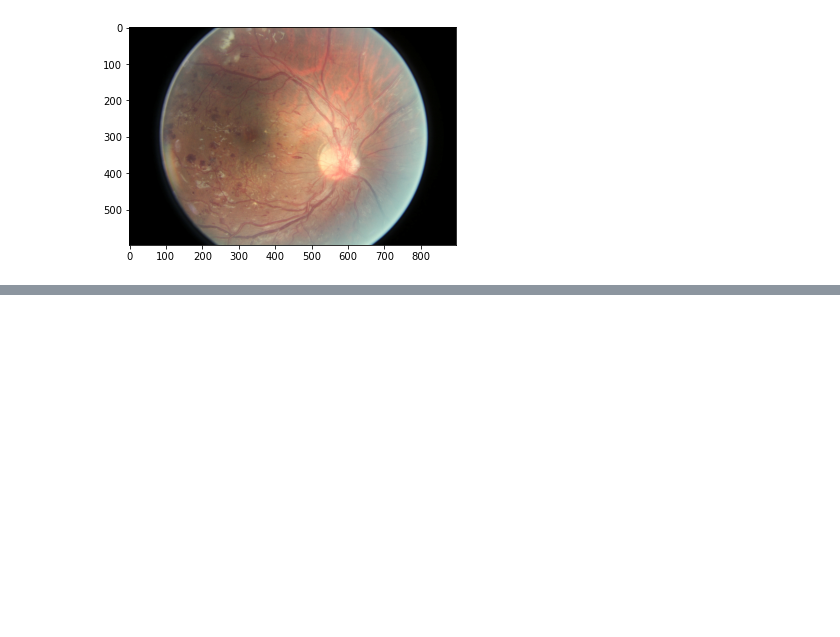
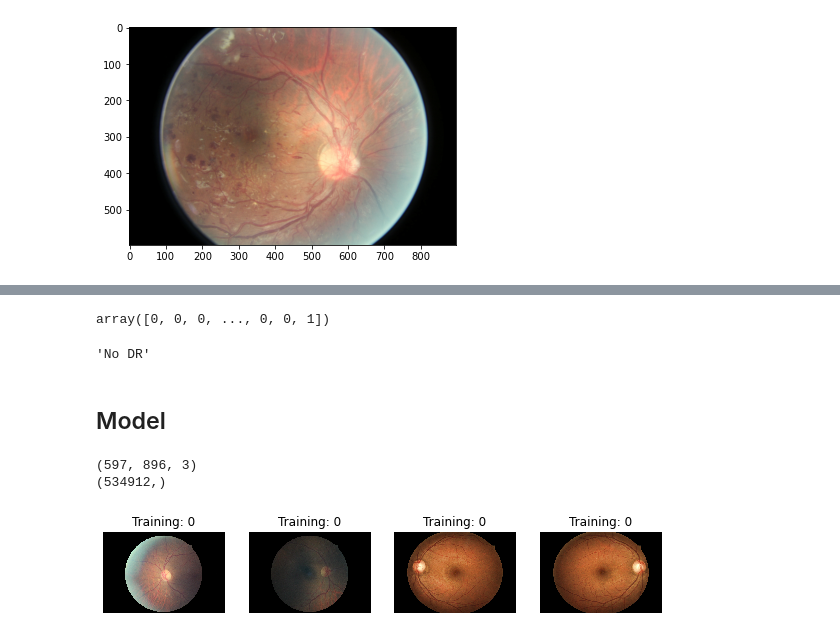
Before and after one commit to RipOrbofWinter/EyeDiseaseDetection, a Jupyter notebook: ResearchNotebook.ipynb, the cells around one changed output, grey strips where cells are left out. Cells and saved outputs as stored; diff of their text form; code cells hidden in the pictures; blank space fills up the shorter version.

Commit message:
Updated model to work(?) with sckitlearn

```diff
--- a/ResearchNotebook.ipynb
+++ b/ResearchNotebook.ipynb
@@ -258,0 +219,51 @@ plt.imshow(shapedTest_collections[6], cmap=plt.cm.binary)
+# %%
+labels_reset = labels.set_index('image')
+# labels_reset[['level']]
+
+label_list =(labels_reset[['level']].values.flatten().tolist())
+# %%
+label_list = np.asarray(label_list)
+label_list
+# %% [output]
+array([0, 0, 0, ..., 0, 0, 1])
+# %%
+label_names = ["No DR", "Mild", "Moderate", "Severe", "Proliferative DR"]
+label_names[label_list[1]]
+# %% [output]
+'No DR'
+# %% [markdown]
+## Model
+# %%
+def transformImage(f, img_num=None):
+        img = io.imread(f)
+        im_res = resize(img,(597, 896))
+        return im_res
+
+def transformImageFlat(f, img_num=None):
+        img = io.imread(f)
+        # im_res = resize(img,(597, 896))
+        ## Turn images grey
+        img_gray = rgb2gray(img)
+        im_res = resize(img_gray,(597, 896))
+        im_res = np.reshape(im_res, 534912)
+
+        return im_res
+# %%
+if __name__ == "__main__":
+    img_collections = io.ImageCollection('Data/DrpSet/*.png',load_func=transformImage)
+    img_collectionsFlat = io.ImageCollection('Data/DrpSet/*.png',load_func=transformImageFlat)
+# %%
+i = 0
+print(img_collections[i].shape)
+print(img_collectionsFlat[i].shape)
+# %% [output]
+(597, 896, 3)
+(534912,)
+# %%
+_, axes = plt.subplots(nrows=1, ncols=4, figsize=(10, 3))
+for ax, image, label in zip(axes, img_collections, label_list):
+    ax.set_axis_off()
+    ax.imshow(image, cmap=plt.cm.gray_r, interpolation="nearest")
+    ax.set_title("Training: %i" % label)
+# %% [output]
+[figure, added]
```
Also changed, not shown: parts of 10 cells of this notebook.
